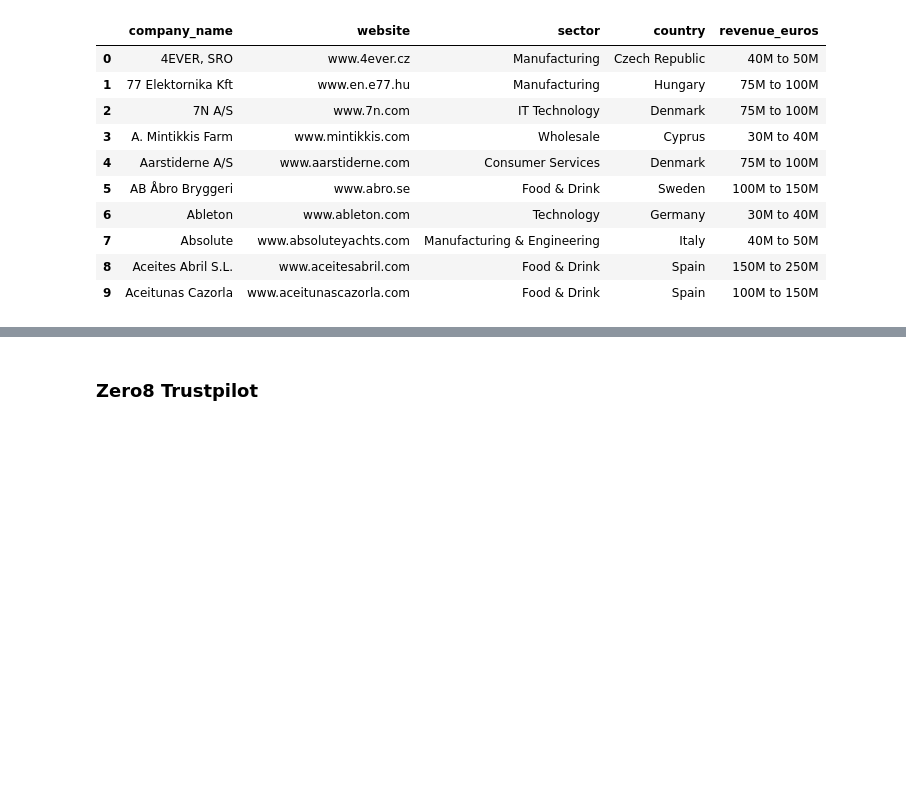
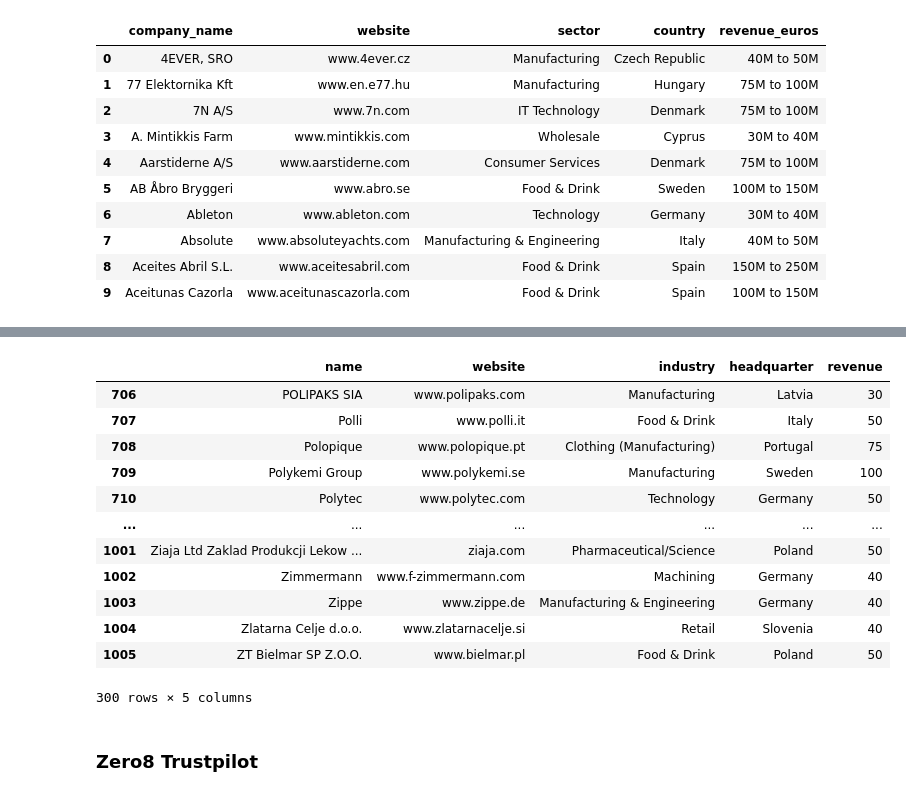
Before and after one commit to samuel-esp/IngDati-Progetto, a Jupyter notebook: SchemaAlignmentCompanies.ipynb, the cells around one changed output, grey strips where cells are left out. Saved outputs shown, nothing was run; the diff lists cells and outputs as text; code cells hidden in the pictures; blank space fills up the shorter version.

```diff
--- a/SchemaAlignmentCompanies.ipynb
+++ b/SchemaAlignmentCompanies.ipynb
@@ -586,3 +589,19 @@ mmsiseg.head()
+# %%
+mmsiseg.tail(300)
+# %% [output]
+|  | name | website | industry | headquarter | revenue |
+| 706 | POLIPAKS SIA | www.polipaks.com | Manufacturing | Latvia | 30 |
+| 707 | Polli | www.polli.it | Food & Drink | Italy | 50 |
+| 708 | Polopique | www.polopique.pt | Clothing (Manufacturing) | Portugal | 75 |
+| 709 | Polykemi Group | www.polykemi.se | Manufacturing | Sweden | 100 |
+| 710 | Polytec | www.polytec.com | Technology | Germany | 50 |
+| ... | ... | ... | ... | ... | ... |
+| 1001 | Ziaja Ltd Zaklad Produkcji Lekow ... | ziaja.com | Pharmaceutical/Science | Poland | 50 |
+| 1002 | Zimmermann | www.f-zimmermann.com | Machining | Germany | 40 |
+| 1003 | Zippe | www.zippe.de | Manufacturing & Engineering | Germany | 40 |
+| 1004 | Zlatarna Celje d.o.o. | www.zlatarnacelje.si | Retail | Slovenia | 40 |
+| 1005 | ZT Bielmar SP Z.O.O. | www.bielmar.pl | Food & Drink | Poland | 50 |
+300 rows × 5 columns
 # %% [markdown]
 ### Zero8 Trustpilot
 # %%
```
Also changed, not shown: parts of 45 cells of this notebook, 1 other file.
